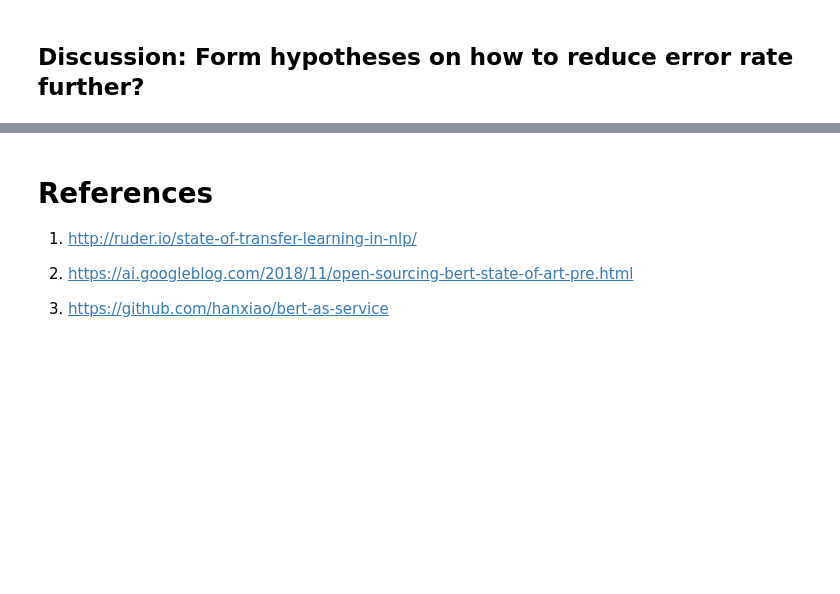
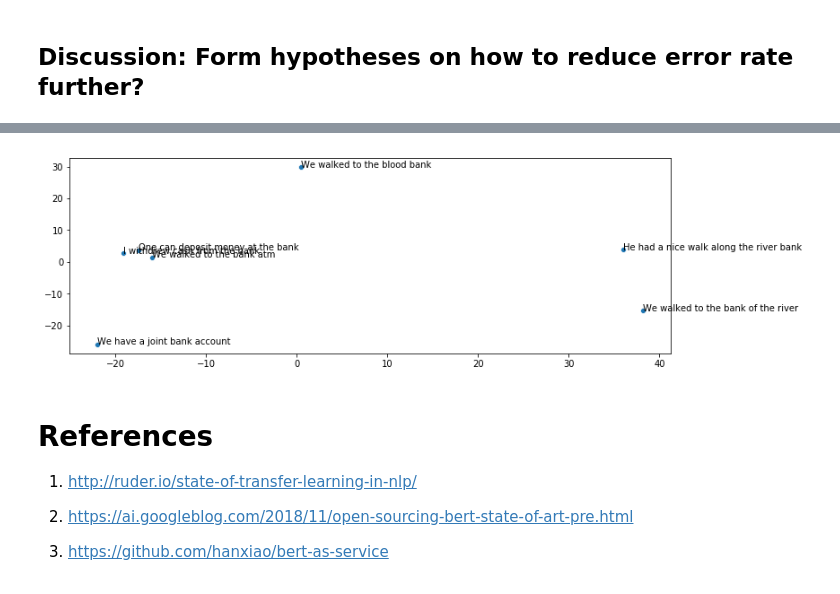
Before and after one commit to madhugopinathan/deep-nlu, a Jupyter notebook: yelp_review_classification_bert.ipynb, the cells around one changed output, grey strips where cells are left out. Drawn from its saved outputs; the diff is of its cells as text; code cells hidden in the pictures; blank space fills up the shorter version.

Commit message:
Added word in context (word sense) examples

```diff
--- a/yelp_review_classification_bert.ipynb
+++ b/yelp_review_classification_bert.ipynb
@@ -439,0 +442,9 @@ Text(0.5, 0.98, 'PCA visualization of BERT layers using mean pooling')
+# %%
+sentences = [("One can deposit money at the bank",7),
+             ("He had a nice walk along the river bank",9),
+             ("I withdrew cash from the bank",6),
+             ("We walked to the bank atm",5),
+             ("We walked to the bank of the river", 5),
+             ("We have a joint bank account",5),
+             ('We walked to the blood bank',6),
+            ]
@@ -439,0 +489,9 @@ Text(0.5, 0.98, 'PCA visualization of BERT layers using mean pooling')
+# %%
+word_vecs = []
+for sentence, token_idx in sentences:
+    vec = get_bert_token_vector(sentence, token_idx)
+    word_vecs.append(vec)
+# %%
+X = np.stack(word_vecs)
+# %%
+X_red = PCA(n_components=2).fit_transform(X)
@@ -440,3 +500,11 @@ Text(0.5, 0.98, 'PCA visualization of BERT layers using mean pooling')
+# %%
+fig, ax = plt.subplots(figsize=(12,4))
+sns.scatterplot(X_red[:,0], X_red[:,1], x_jitter=0.1, y_jitter=0.1, ax=ax)
+for i, (text,_) in enumerate(sentences):
+    #ax.plot(X_red[i,0], X_red[i,1],'ro')
+    ax.annotate(text, xy=(X_red[i,0], X_red[i,1]));
+# %% [output]
+[figure, added]
 # %% [markdown]
 # References
 
```
Also changed, not shown: parts of 6 cells of this notebook.
